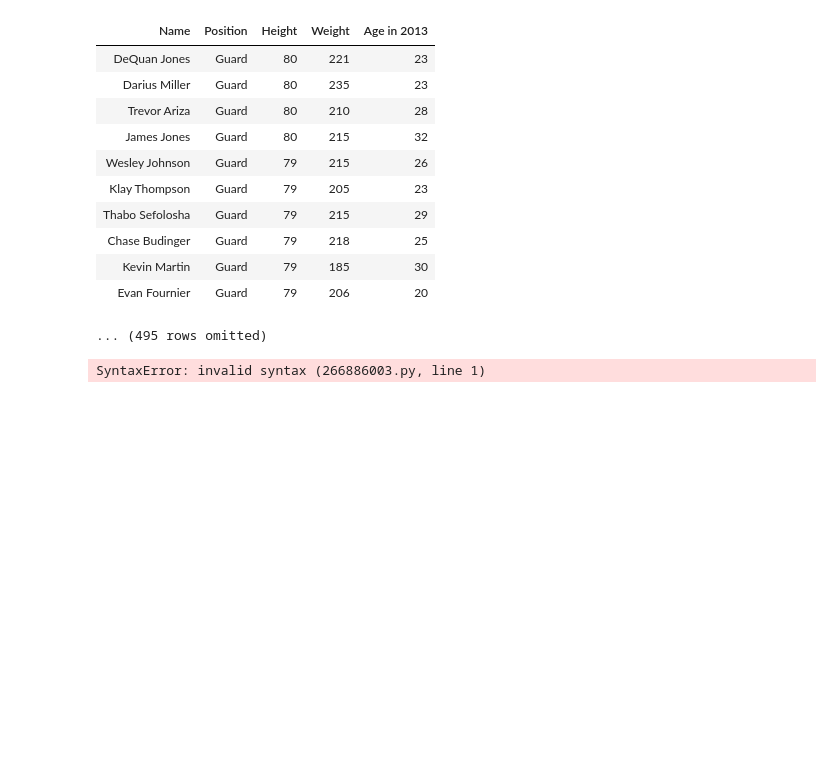
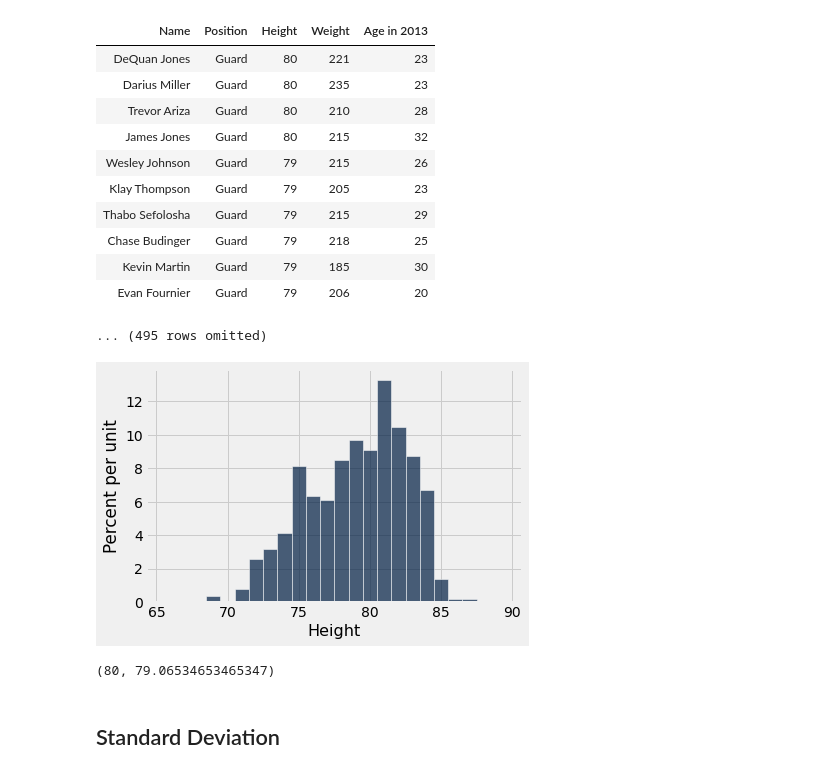
Before and after one commit to ciretorres/python, a Jupyter notebook: data8.3x/week1/sec01_center_spread.ipynb, the cells around one changed output. Drawn from its saved outputs; the diff is of its cells as text; code cells hidden in the pictures; blank space fills up the shorter version.

Commit message:
Lec 1.3 Standard Deviation

```diff
--- a/data8.3x/week1/sec01_center_spread.ipynb
+++ b/data8.3x/week1/sec01_center_spread.ipynb
@@ -84,6 +84,13 @@ nba
 | Evan Fournier | Guard | 79 | 206 | 20 |
 ... (495 rows omitted)
 # %%
-nba.hist('Height', bins=np.arange(65.5, 90.5) ec='w')
+nba.hist('Height', bins=np.arange(65.5, 90.5), ec='w')
 # %% [output]
-SyntaxError: invalid syntax (266886003.py, line 1)
+[figure, added]
+# %%
+heights = nba.column('Height')
+percentile(50, heights), np.average(heights)
+# %% [output]
+(80, 79.06534653465347)
+# %% [markdown]
+## Standard Deviation
```
Also changed, not shown: parts of 8 cells of this notebook.
